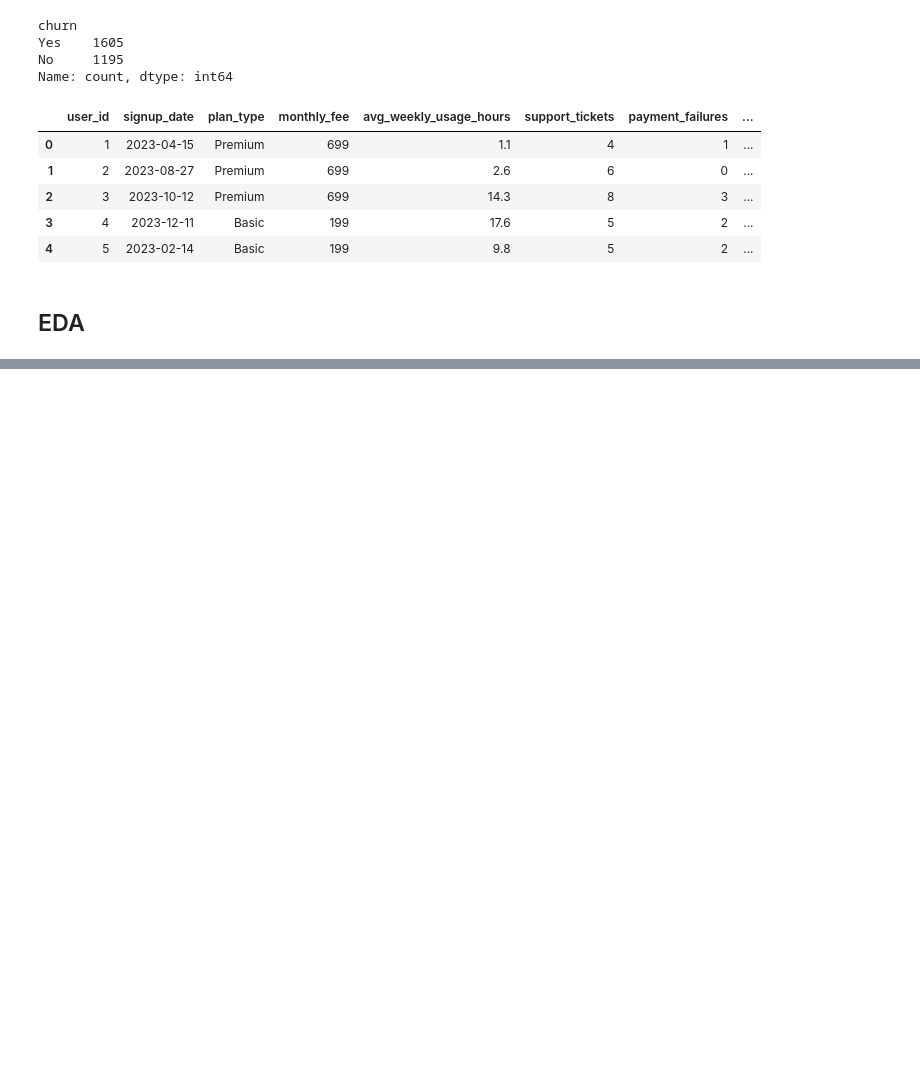
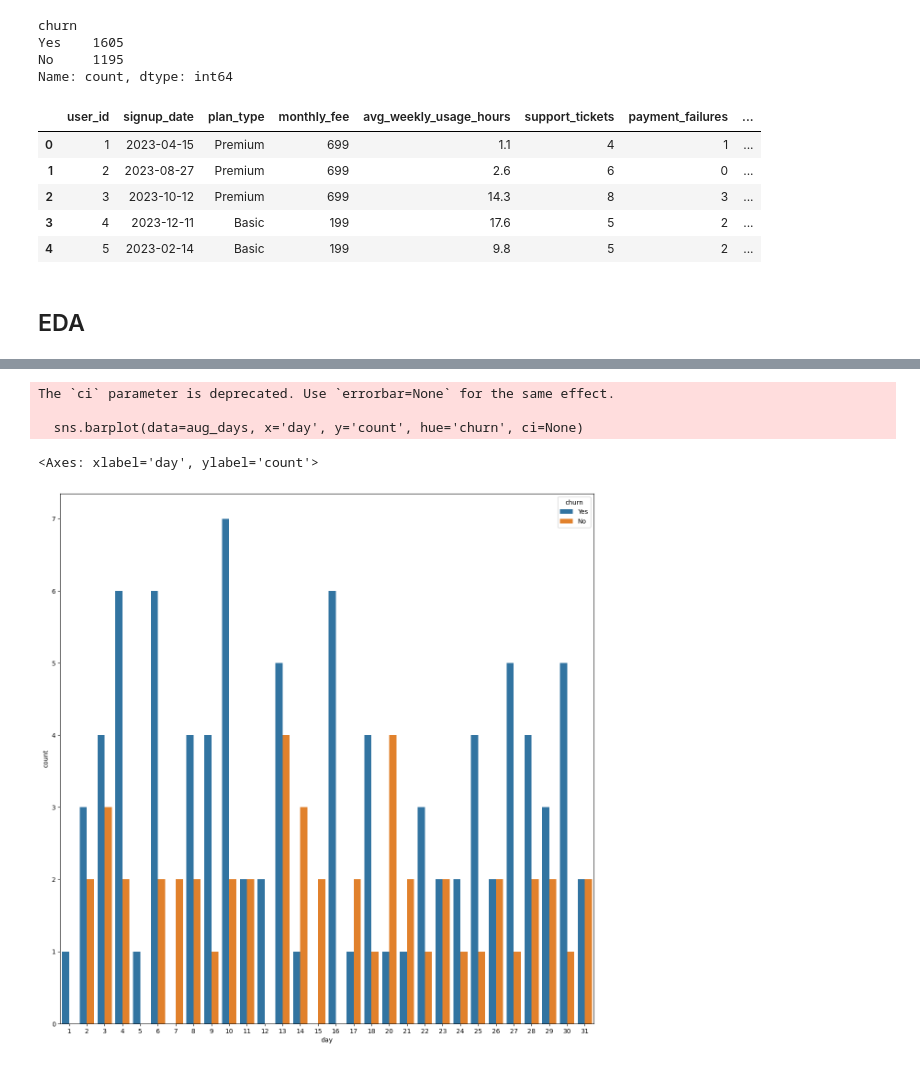
Before and after one commit to mayurimamdi/CustomerChurn, a Jupyter notebook: notebook/EDA.ipynb, the cells around one changed output, grey strips where cells are left out. Drawn from its saved outputs; the diff is of its cells as text; code cells hidden in the pictures; blank space fills up the shorter version.

```diff
--- a/notebook/EDA.ipynb
+++ b/notebook/EDA.ipynb
@@ -113,0 +176,11 @@ res=df[df['signup_year']==2023].groupby('signup_year')['churn'].value_counts().m
+# %%
+aug_days=df[(df['signup_month']==8) & (df['signup_year']==2024)].groupby('day')['churn'].value_counts().reset_index(name='count')
+# %%
+plt.figure(figsize=(15,15))
+sns.barplot(data=aug_days, x='day', y='count', hue='churn', ci=None)
+# %% [output]
+The `ci` parameter is deprecated. Use `errorbar=None` for the same effect.
+
+  sns.barplot(data=aug_days, x='day', y='count', hue='churn', ci=None)
+<Axes: xlabel='day', ylabel='count'>
+[figure, added]
```
Also changed, not shown: parts of 18 cells of this notebook.
